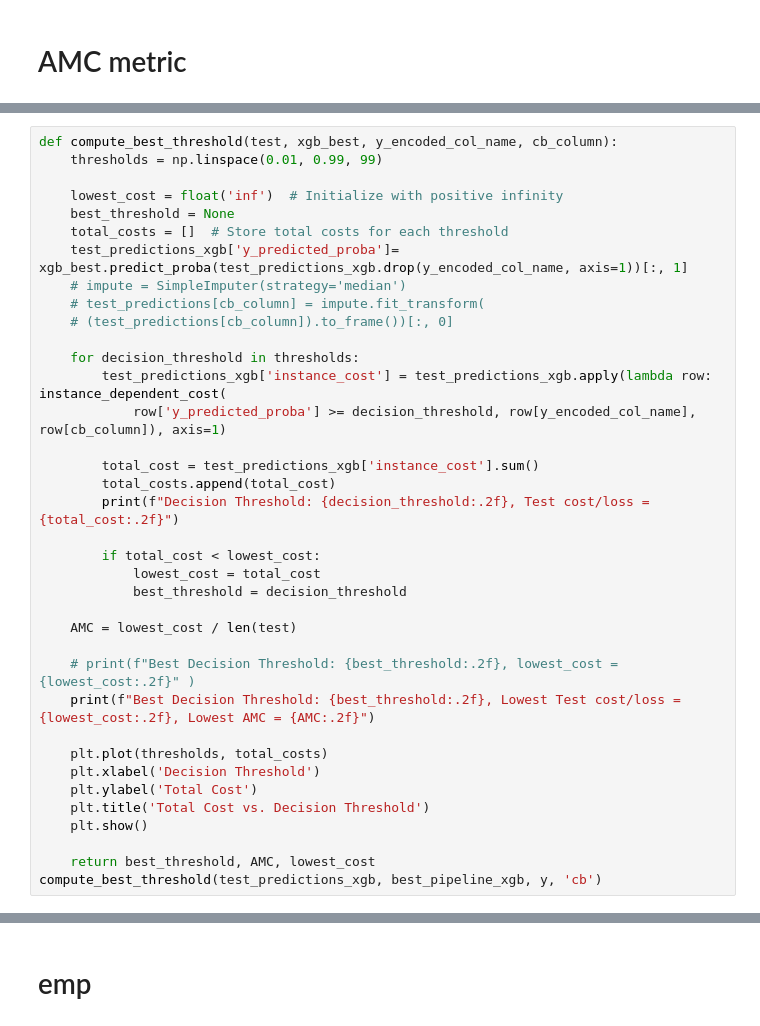
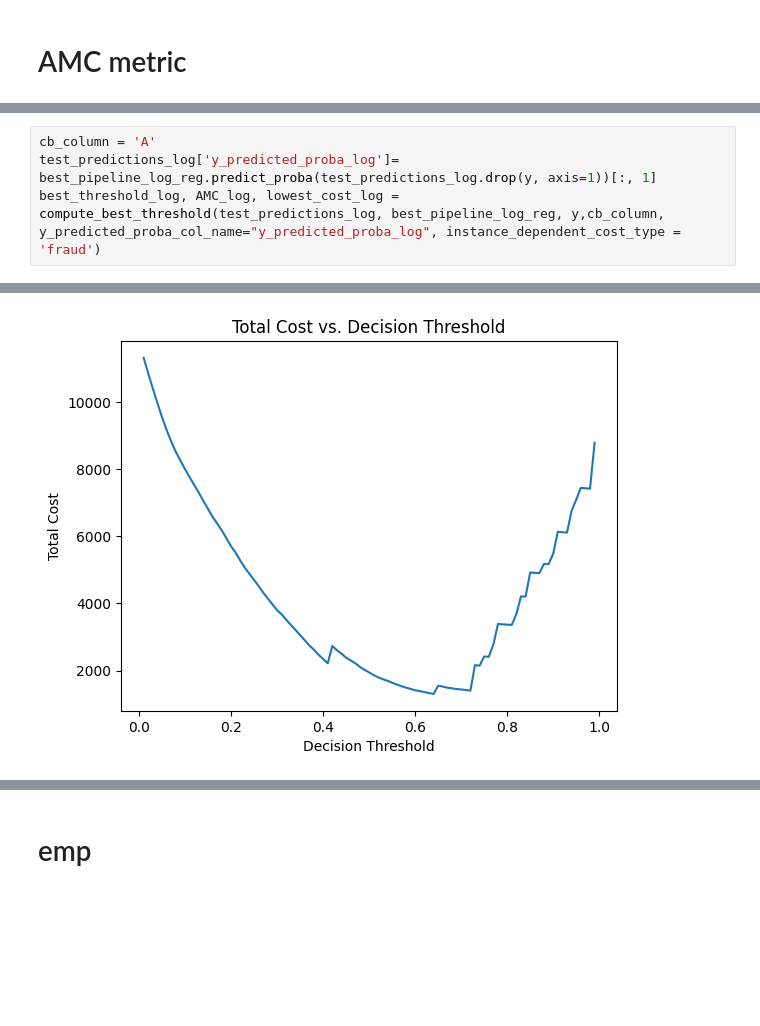
Before and after one commit to stijn-dg/End-to-end-project---Customer-churn, a Jupyter notebook: notebooks/cc_fraud_2.ipynb, the cells around one changed output, grey strips where cells are left out. Drawn from its saved outputs; the diff is of its cells as text; blank space fills up the shorter version.

```diff
--- a/notebooks/cc_fraud_2.ipynb
+++ b/notebooks/cc_fraud_2.ipynb
@@ -536,37 +397,0 @@ Best Decision Threshold: 0.61, Lowest Test cost/loss = 1050.18, Lowest AMC = 0.0
-# %%
-def compute_best_threshold(test, xgb_best, y_encoded_col_name, cb_column):
-    thresholds = np.linspace(0.01, 0.99, 99)
-
-    lowest_cost = float('inf')  # Initialize with positive infinity
-    best_threshold = None
-    total_costs = []  # Store total costs for each threshold
-    test_predictions_xgb['y_predicted_proba']= xgb_best.predict_proba(test_predictions_xgb.drop(y_encoded_col_name, axis=1))[:, 1]
-    # impute = SimpleImputer(strategy='median')
-    # test_predictions[cb_column] = impute.fit_transform(
-    # (test_predictions[cb_column]).to_frame())[:, 0]
-
-    for decision_threshold in thresholds:
-        test_predictions_xgb['instance_cost'] = test_predictions_xgb.apply(lambda row: instance_dependent_cost(
-            row['y_predicted_proba'] >= decision_threshold, row[y_encoded_col_name], row[cb_column]), axis=1)
-
-        total_cost = test_predictions_xgb['instance_cost'].sum()
-        total_costs.append(total_cost)
-        print(f"Decision Threshold: {decision_threshold:.2f}, Test cost/loss = {total_cost:.2f}")
-
-        if total_cost < lowest_cost:
-            lowest_cost = total_cost
-            best_threshold = decision_threshold
-
-    AMC = lowest_cost / len(test)
-
-    # print(f"Best Decision Threshold: {best_threshold:.2f}, lowest_cost = {lowest_cost:.2f}" )
-    print(f"Best Decision Threshold: {best_threshold:.2f}, Lowest Test cost/loss = {lowest_cost:.2f}, Lowest AMC = {AMC:.2f}")
-
-    plt.plot(thresholds, total_costs)
-    plt.xlabel('Decision Threshold')
-    plt.ylabel('Total Cost')
-    plt.title('Total Cost vs. Decision Threshold')
-    plt.show()
-
-    return best_threshold, AMC, lowest_cost
-compute_best_threshold(test_predictions_xgb, best_pipeline_xgb, y, 'cb')
@@ -592,0 +398,5 @@ Best Decision Threshold: 0.44, Lowest Test cost/loss = 609.72, Lowest AMC = 0.05
+# %%
+cb_column = 'A'
+test_predictions_log['y_predicted_proba_log']= best_pipeline_log_reg.predict_proba(test_predictions_log.drop(y, axis=1))[:, 1]
+best_threshold_log, AMC_log, lowest_cost_log = compute_best_threshold(test_predictions_log, best_pipeline_log_reg, y,cb_column, y_predicted_proba_col_name="y_predicted_proba_log", instance_dependent_cost_type = 'fraud')
+# %% [output]
@@ -592,0 +420 @@ Best Decision Threshold: 0.44, Lowest Test cost/loss = 609.72, Lowest AMC = 0.05
+[figure, added]
```
Also changed, not shown: parts of 23 cells of this notebook, 18 other files.
